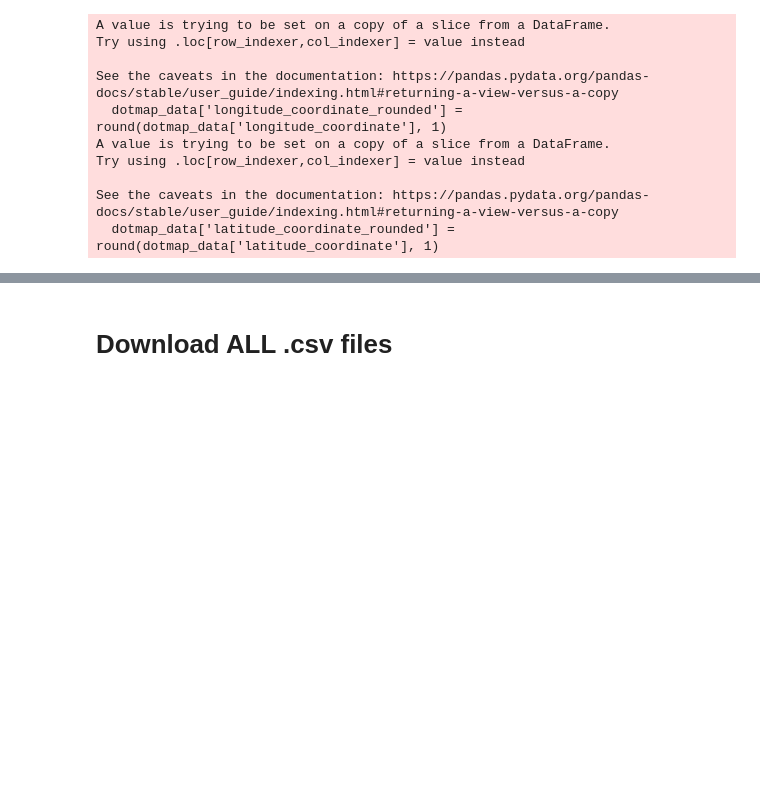
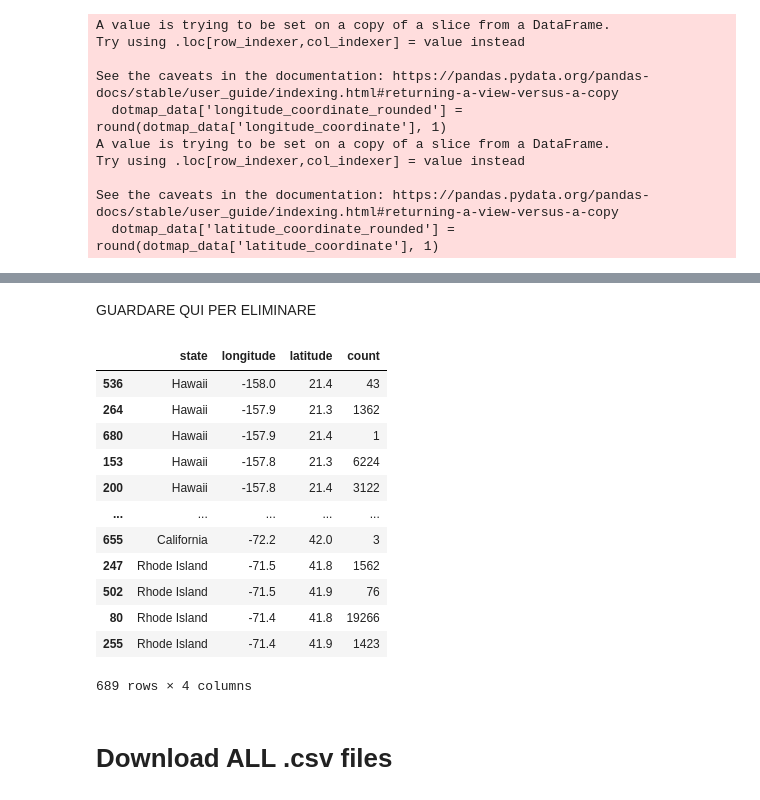
Before and after one commit to VittorioBartolomeoSecondin/DVIS-CAValli_Team, a Jupyter notebook: Maps.ipynb, the cells around one changed output, grey strips where cells are left out. Drawn from its saved outputs; the diff is of its cells as text; code cells hidden in the pictures; blank space fills up the shorter version.

```diff
--- a/Maps.ipynb
+++ b/Maps.ipynb
@@ -339,0 +353,26 @@ dotmap_rounded.to_csv('dotmap.csv', index=False)
+# %%
+dotmap_rounded2 = dotmap_data[['state', 'longitude_coordinate_rounded', 'latitude_coordinate_rounded']
+                              ].value_counts().reset_index().sort_values(
+                                  by = ['longitude_coordinate_rounded', 'latitude_coordinate_rounded', 'state'])
+dotmap_rounded2.columns = ['state', 'longitude', 'latitude', 'count']
+# %% [markdown]
+GUARDARE QUI PER ELIMINARE
+# %%
+dotmap_rounded2
+### Eliminare pag 8-11 --> tutte le occorrenze California dal 588 (sotto New Mexico) in poi
+### Eliminare pag 12-15 --> tutte le occorrenze Minnesota dal 472 (sotto Oklahoma) in poi (fino a sopra Texas)
+### Eliminare pag 18-19 --> tutte le occorrenze Texas dal 630 (sopra Iowa) in poi
+# %% [output]
+|  | state | longitude | latitude | count |
+| 536 | Hawaii | -158.0 | 21.4 | 43 |
+| 264 | Hawaii | -157.9 | 21.3 | 1362 |
+| 680 | Hawaii | -157.9 | 21.4 | 1 |
+| 153 | Hawaii | -157.8 | 21.3 | 6224 |
+| 200 | Hawaii | -157.8 | 21.4 | 3122 |
+| ... | ... | ... | ... | ... |
+| 655 | California | -72.2 | 42.0 | 3 |
+| 247 | Rhode Island | -71.5 | 41.8 | 1562 |
+| 502 | Rhode Island | -71.5 | 41.9 | 76 |
+| 80 | Rhode Island | -71.4 | 41.8 | 19266 |
+| 255 | Rhode Island | -71.4 | 41.9 | 1423 |
+689 rows × 4 columns
```
Also changed, not shown: parts of 4 cells of this notebook.
